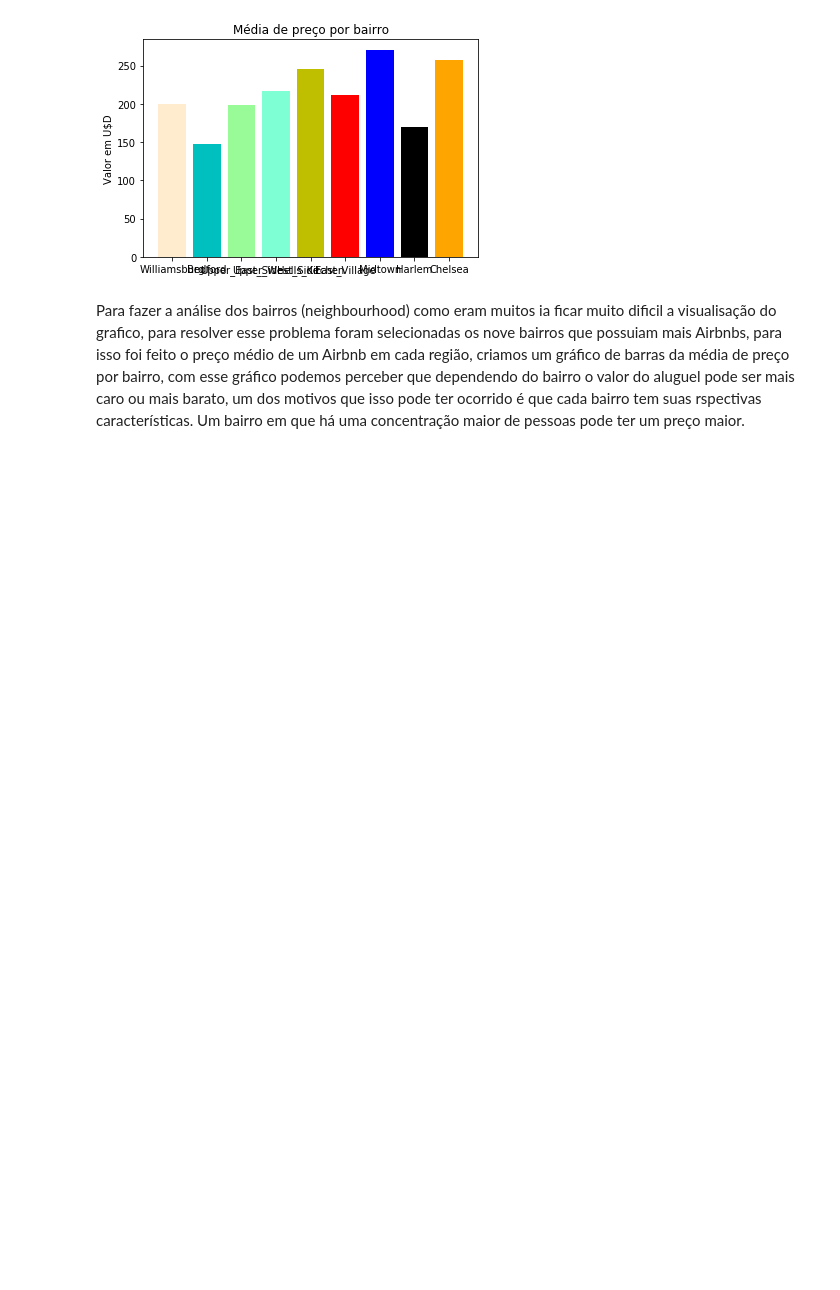
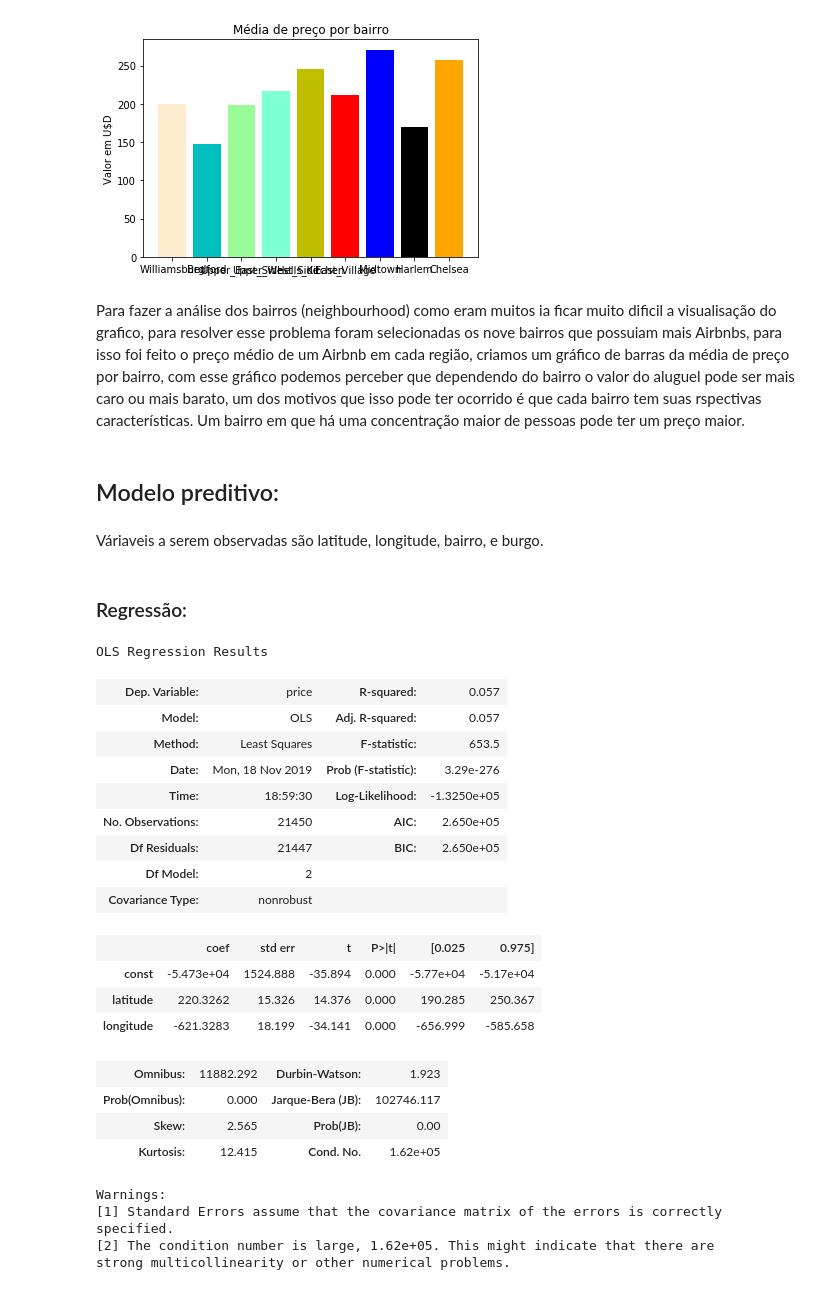
Before and after one commit to GabrielKabbani/P3-CD-AA-BK-GB-GK, a Jupyter notebook: P3 incial.ipynb, the cells around one changed output. Drawn from its saved outputs; the diff is of its cells as text; code cells hidden in the pictures; blank space fills up the shorter version.

```diff
--- a/P3 incial.ipynb
+++ b/P3 incial.ipynb
@@ -581,3 +588,9 @@ Text(0, 0.5, 'Valor em U$D')
 [figure]
 # %% [markdown]
 Para fazer a análise dos bairros (neighbourhood) como eram muitos ia ficar muito dificil a visualisação do grafico, para resolver esse problema foram selecionadas os nove bairros que possuiam mais Airbnbs, para isso foi feito o preço médio de um Airbnb em cada região, criamos um gráfico de barras da média de preço por bairro, com esse gráfico podemos perceber que dependendo do bairro o valor do aluguel pode ser mais caro ou mais barato, um dos motivos que isso pode ter ocorrido é que cada bairro tem suas rspectivas características. Um bairro em que há uma concentração maior de pessoas pode ter um preço maior.
+# %% [markdown]
+## Modelo preditivo:
+# %% [markdown]
+Váriaveis a serem observadas são latitude, longitude, bairro, e burgo.
+# %% [markdown]
+### Regressão:
@@ -583,0 +603,28 @@ Para fazer a análise dos bairros (neighbourhood) como eram muitos ia ficar muit
+# %%
+y=dados['price']
+x=dados[['latitude','longitude']]
+regressao=regress(x,y)
+regressao.summary()
+# %% [output]
+OLS Regression Results
+| Dep. Variable: | price | R-squared: | 0.057 |
+| Model: | OLS | Adj. R-squared: | 0.057 |
+| Method: | Least Squares | F-statistic: | 653.5 |
+| Date: | Mon, 18 Nov 2019 | Prob (F-statistic): | 3.29e-276 |
+| Time: | 18:59:30 | Log-Likelihood: | -1.3250e+05 |
+| No. Observations: | 21450 | AIC: | 2.650e+05 |
+| Df Residuals: | 21447 | BIC: | 2.650e+05 |
+| Df Model: | 2 |  |  |
+| Covariance Type: | nonrobust |  |  |
+|  | coef | std err | t | P>|t| | [0.025 | 0.975] |
+| const | -5.473e+04 | 1524.888 | -35.894 | 0.000 | -5.77e+04 | -5.17e+04 |
+| latitude | 220.3262 | 15.326 | 14.376 | 0.000 | 190.285 | 250.367 |
+| longitude | -621.3283 | 18.199 | -34.141 | 0.000 | -656.999 | -585.658 |
+| Omnibus: | 11882.292 | Durbin-Watson: | 1.923 |
+| Prob(Omnibus): | 0.000 | Jarque-Bera (JB): | 102746.117 |
+| Skew: | 2.565 | Prob(JB): | 0.00 |
+| Kurtosis: | 12.415 | Cond. No. | 1.62e+05 |
+Warnings:
+[1] Standard Errors assume that the covariance matrix of the errors is correctly specified.
+[2] The condition number is large, 1.62e+05. This might indicate that there are
+strong multicollinearity or other numerical problems.
```
Also changed, not shown: parts of 18 cells of this notebook, 1 other file.
